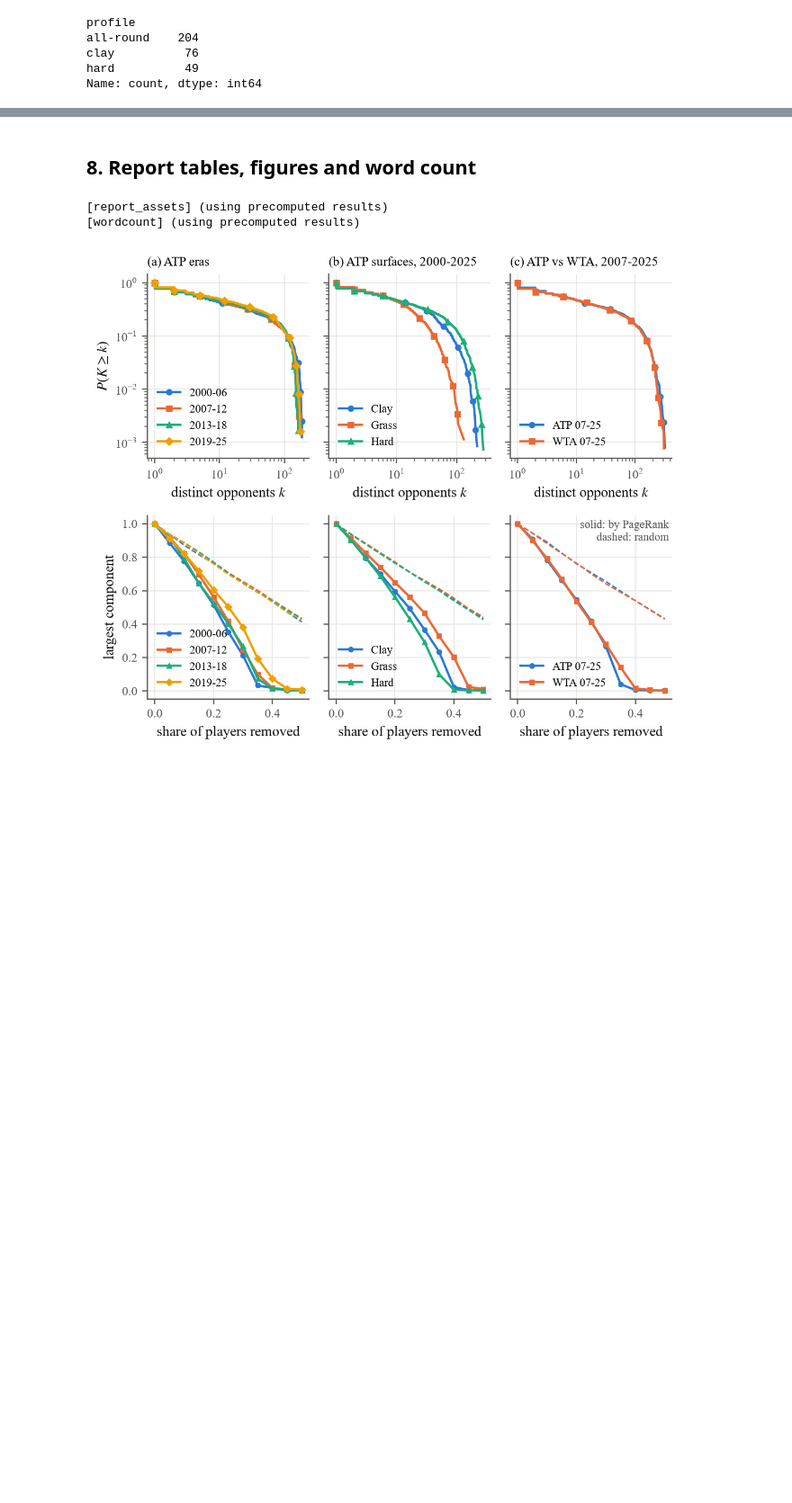
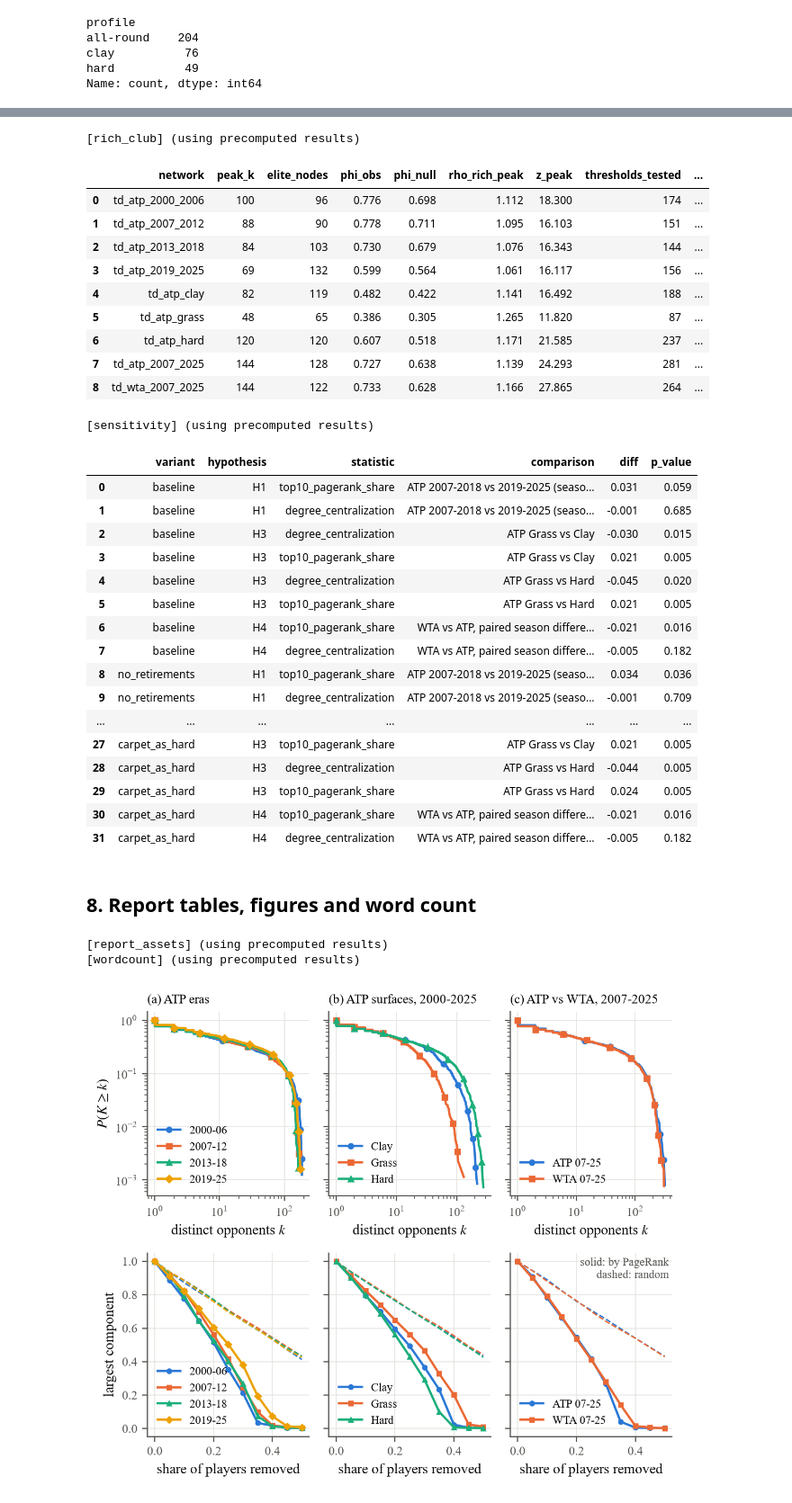
Before and after one commit to FrancescoCastaldi/tennis-network-analysis, a Jupyter notebook: notebooks/full_pipeline.ipynb, the cells around one changed output, grey strips where cells are left out. Shown at 90% size. Cells and saved outputs as stored; diff of their text form; code cells hidden in the pictures; blank space fills up the shorter version.

```diff
--- a/notebooks/full_pipeline.ipynb
+++ b/notebooks/full_pipeline.ipynb
@@ -346,3 +408,38 @@ Name: count, dtype: int64
+# %%
+run("rich_club")
+display(table("rich_club_summary.csv"))
+run("sensitivity")
+display(table("sensitivity_tests.csv"))
+# %% [output]
+[rich_club] (using precomputed results)
+|  | network | peak_k | elite_nodes | phi_obs | phi_null | rho_rich_peak | z_peak | thresholds_tested | ... |
+| 0 | td_atp_2000_2006 | 100 | 96 | 0.776 | 0.698 | 1.112 | 18.300 | 174 | ... |
+| 1 | td_atp_2007_2012 | 88 | 90 | 0.778 | 0.711 | 1.095 | 16.103 | 151 | ... |
+| 2 | td_atp_2013_2018 | 84 | 103 | 0.730 | 0.679 | 1.076 | 16.343 | 144 | ... |
+| 3 | td_atp_2019_2025 | 69 | 132 | 0.599 | 0.564 | 1.061 | 16.117 | 156 | ... |
+| 4 | td_atp_clay | 82 | 119 | 0.482 | 0.422 | 1.141 | 16.492 | 188 | ... |
+| 5 | td_atp_grass | 48 | 65 | 0.386 | 0.305 | 1.265 | 11.820 | 87 | ... |
+| 6 | td_atp_hard | 120 | 120 | 0.607 | 0.518 | 1.171 | 21.585 | 237 | ... |
+| 7 | td_atp_2007_2025 | 144 | 128 | 0.727 | 0.638 | 1.139 | 24.293 | 281 | ... |
+| 8 | td_wta_2007_2025 | 144 | 122 | 0.733 | 0.628 | 1.166 | 27.865 | 264 | ... |
+[sensitivity] (using precomputed results)
+|  | variant | hypothesis | statistic | comparison | diff | p_value |
+| 0 | baseline | H1 | top10_pagerank_share | ATP 2007-2018 vs 2019-2025 (seaso... | 0.031 | 0.059 |
+| 1 | baseline | H1 | degree_centralization | ATP 2007-2018 vs 2019-2025 (seaso... | -0.001 | 0.685 |
+| 2 | baseline | H3 | degree_centralization | ATP Grass vs Clay | -0.030 | 0.015 |
+| 3 | baseline | H3 | top10_pagerank_share | ATP Grass vs Clay | 0.021 | 0.005 |
+| 4 | baseline | H3 | degree_centralization | ATP Grass vs Hard | -0.045 | 0.020 |
+| 5 | baseline | H3 | top10_pagerank_share | ATP Grass vs Hard | 0.021 | 0.005 |
+| 6 | baseline | H4 | top10_pagerank_share | WTA vs ATP, paired season differe... | -0.021 | 0.016 |
+| 7 | baseline | H4 | degree_centralization | WTA vs ATP, paired season differe... | -0.005 | 0.182 |
+| 8 | no_retirements | H1 | top10_pagerank_share | ATP 2007-2018 vs 2019-2025 (seaso... | 0.034 | 0.036 |
+| 9 | no_retirements | H1 | degree_centralization | ATP 2007-2018 vs 2019-2025 (seaso... | -0.001 | 0.709 |
+| ... | ... | ... | ... | ... | ... | ... |
+| 27 | carpet_as_hard | H3 | top10_pagerank_share | ATP Grass vs Clay | 0.021 | 0.005 |
+| 28 | carpet_as_hard | H3 | degree_centralization | ATP Grass vs Hard | -0.044 | 0.005 |
+| 29 | carpet_as_hard | H3 | top10_pagerank_share | ATP Grass vs Hard | 0.024 | 0.005 |
+| 30 | carpet_as_hard | H4 | top10_pagerank_share | WTA vs ATP, paired season differe... | -0.021 | 0.016 |
+| 31 | carpet_as_hard | H4 | degree_centralization | WTA vs ATP, paired season differe... | -0.005 | 0.182 |
 # %% [markdown]
 ## 8. Report tables, figures and word count
 # %%
```
Also changed, not shown: parts of 3 cells of this notebook.
